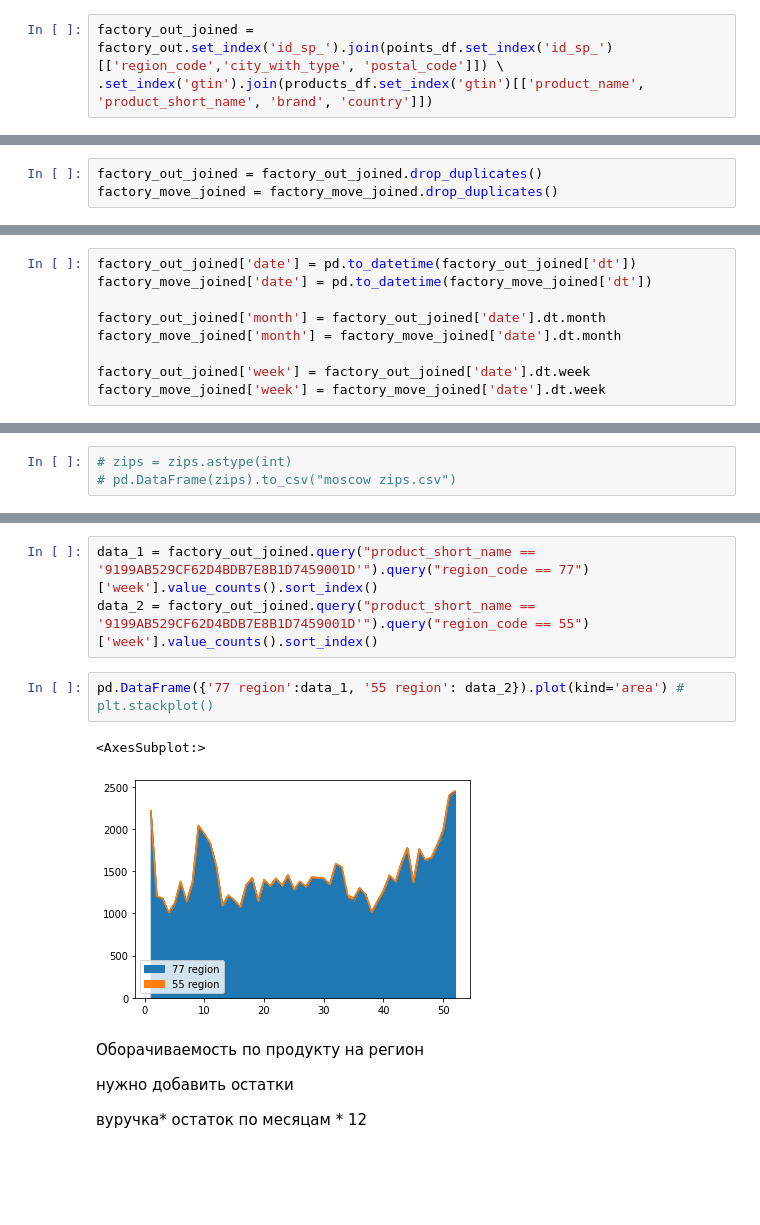
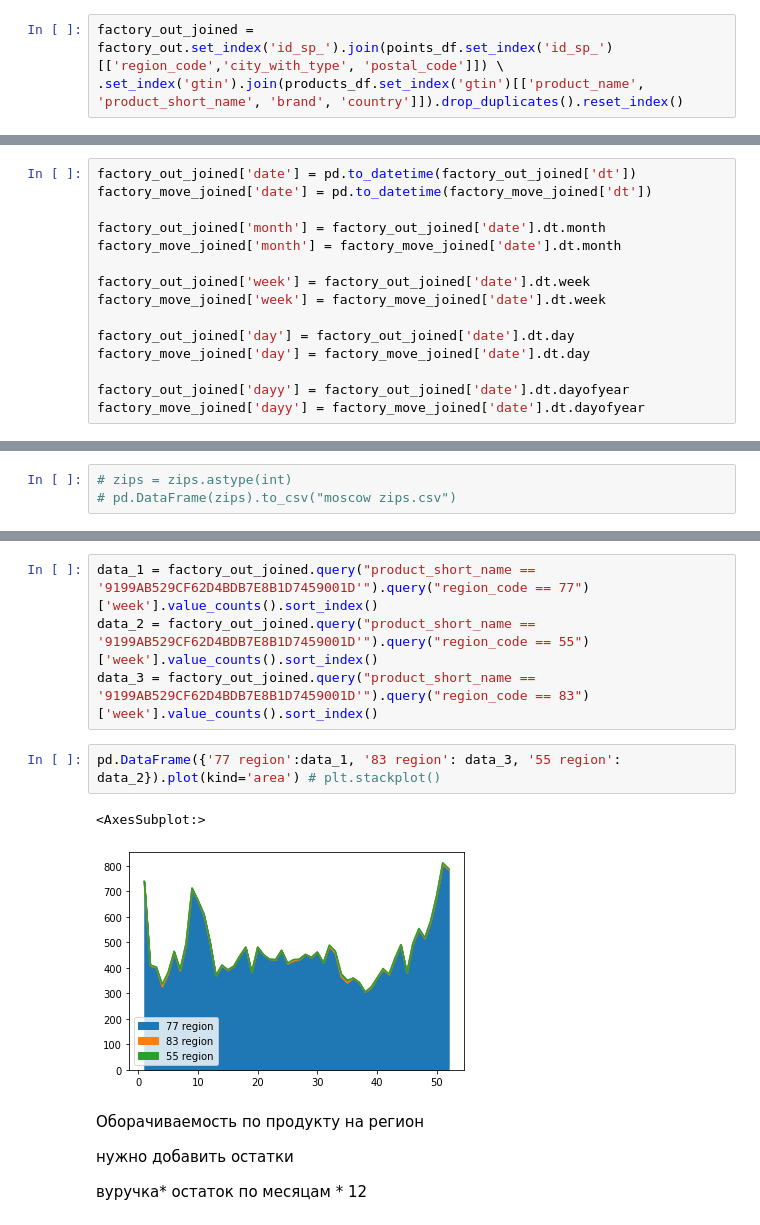
Before and after one commit to MarkingHack2023/MarkingHack2023, a Jupyter notebook: second_eda.ipynb, the cells around one changed output, grey strips where cells are left out. Saved outputs shown, nothing was run; the diff lists cells and outputs as text; blank space fills up the shorter version.

```diff
--- a/second_eda.ipynb
+++ b/second_eda.ipynb
@@ -76,4 +73,4 @@ factory_out.head(5)
 Объединенные
 # %%
 factory_out_joined = factory_out.set_index('id_sp_').join(points_df.set_index('id_sp_')[['region_code','city_with_type', 'postal_code']]) \
-.set_index('gtin').join(products_df.set_index('gtin')[['product_name', 'product_short_name', 'brand', 'country']])
+.set_index('gtin').join(products_df.set_index('gtin')[['product_name', 'product_short_name', 'brand', 'country']]).drop_duplicates().reset_index()
@@ -83,3 +84,0 @@ factory_move_joined = factory_move.set_index('gtin').join(products_df.set_index(
-# %%
-factory_out_joined = factory_out_joined.drop_duplicates()
-factory_move_joined = factory_move_joined.drop_duplicates()
@@ -92,6 +107,12 @@ factory_move_joined['month'] = factory_move_joined['date'].dt.month
 
 factory_out_joined['week'] = factory_out_joined['date'].dt.week
 factory_move_joined['week'] = factory_move_joined['date'].dt.week
+
+factory_out_joined['day'] = factory_out_joined['date'].dt.day
+factory_move_joined['day'] = factory_move_joined['date'].dt.day
+
+factory_out_joined['dayy'] = factory_out_joined['date'].dt.dayofyear
+factory_move_joined['dayy'] = factory_move_joined['date'].dt.dayofyear
 # %% [markdown]
 Фиильтрация
 # %%
@@ -409,11 +474,12 @@ dtype: int64
 # %%
 data_1 = factory_out_joined.query("product_short_name == '9199AB529CF62D4BDB7E8B1D7459001D'").query("region_code == 77")['week'].value_counts().sort_index()
 data_2 = factory_out_joined.query("product_short_name == '9199AB529CF62D4BDB7E8B1D7459001D'").query("region_code == 55")['week'].value_counts().sort_index()
+data_3 = factory_out_joined.query("product_short_name == '9199AB529CF62D4BDB7E8B1D7459001D'").query("region_code == 83")['week'].value_counts().sort_index()
 # %%
-pd.DataFrame({'77 region':data_1, '55 region': data_2}).plot(kind='area') # plt.stackplot()
+pd.DataFrame({'77 region':data_1, '83 region': data_3, '55 region': data_2}).plot(kind='area') # plt.stackplot()
 # %% [output]
 <AxesSubplot:>
-[figure, old version]
+[figure, new version]
 # %% [markdown]
 Оборачиваемость по продукту на регион
 
```
Also changed, not shown: parts of 50 cells of this notebook, 4 other files.
